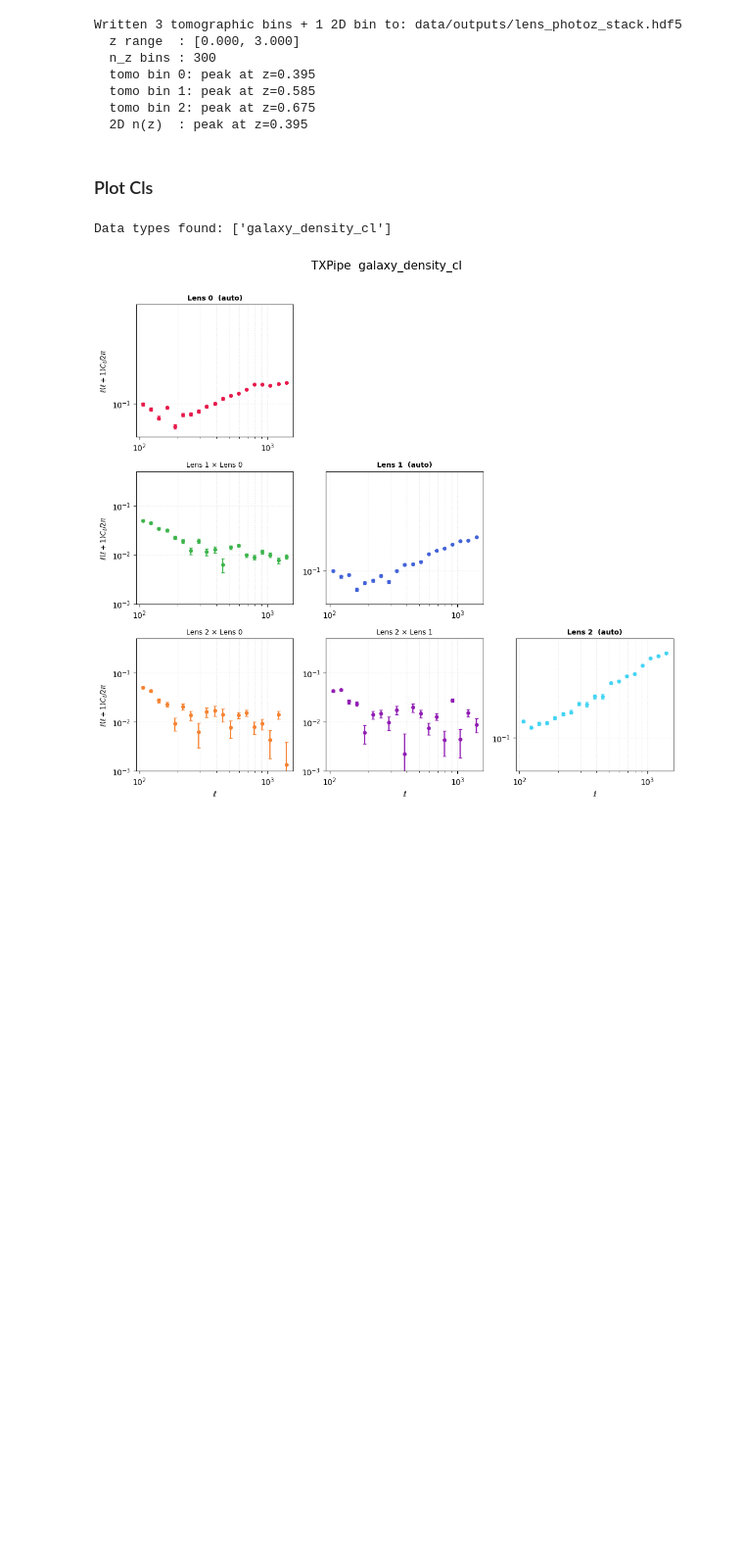
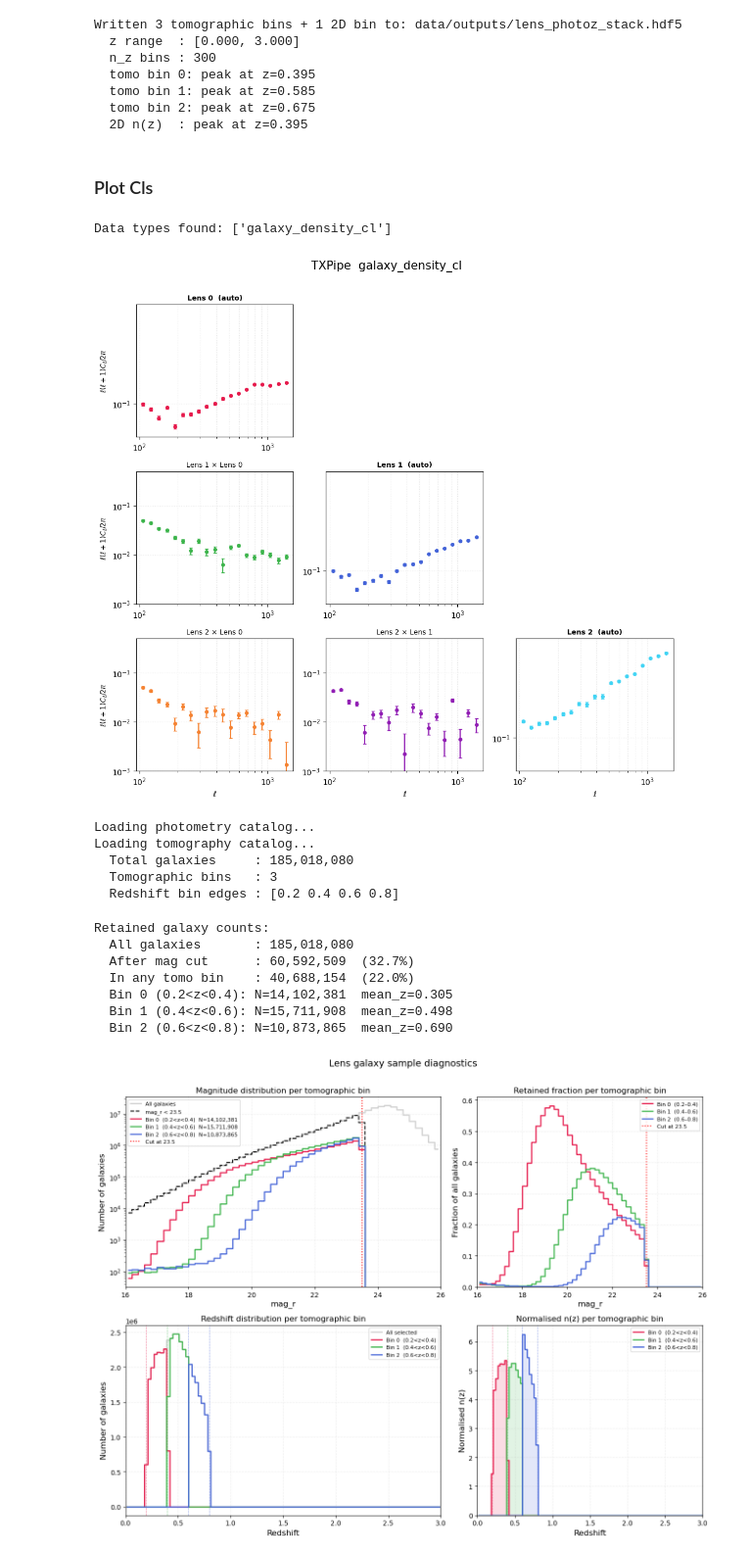
Before and after one commit to LSSTDESC/TXPipe, a Jupyter notebook: txpipe_util.ipynb, the cells around one changed output. Shown at 98% size. Saved outputs shown, nothing was run; the diff lists cells and outputs as text; code cells hidden in the pictures; blank space fills up the shorter version.

```diff
--- a/txpipe_util.ipynb
+++ b/txpipe_util.ipynb
@@ -315,7 +315,7 @@ def compute_nz(
         hist = hist.astype(np.float64)
 
         # Normalise so the n(z) integrates to 1
-        norm = np.trapz(hist, z_mid)
+        norm = np.trapezoid(hist, z_mid)
         if norm > 0:
             hist /= norm
         else:
@@ -734,0 +953,26 @@ Data types found: ['galaxy_density_cl']
+# %%
+photometry_path = '/pscratch/sd/a/anicola/DP2/code/TXPipe/data/outputs/dp2_23p5/photometry_catalog.hdf5'
+tomography_path = '/pscratch/sd/a/anicola/DP2/code/TXPipe/data/outputs/dp2_23p5/lens_tomography_catalog_unweighted.hdf5'
+band = 'r'
+maglim = 23.5
+
+
+plot_mag_distribution(
+    photometry_path=photometry_path,
+    tomography_path=tomography_path,
+    band=band,
+    maglim=maglim)
+# %% [output]
+Loading photometry catalog...
+Loading tomography catalog...
+  Total galaxies     : 185,018,080
+  Tomographic bins   : 3
+  Redshift bin edges : [0.2 0.4 0.6 0.8]
+Retained galaxy counts:
+  All galaxies       : 185,018,080
+  After mag cut      : 60,592,509  (32.7%)
+  In any tomo bin    : 40,688,154  (22.0%)
+  Bin 0 (0.2<z<0.4): N=14,102,381  mean_z=0.305
+  Bin 1 (0.4<z<0.6): N=15,711,908  mean_z=0.498
+  Bin 2 (0.6<z<0.8): N=10,873,865  mean_z=0.690
+[figure, added]
```
Also changed, not shown: parts of 15 cells of this notebook.
